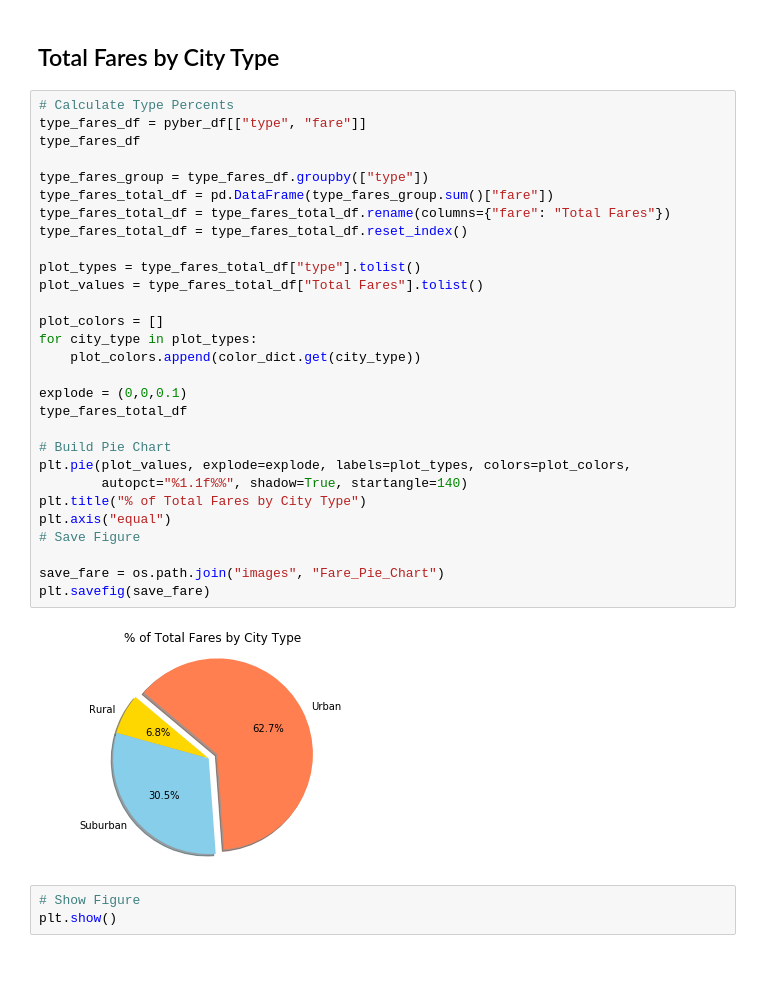
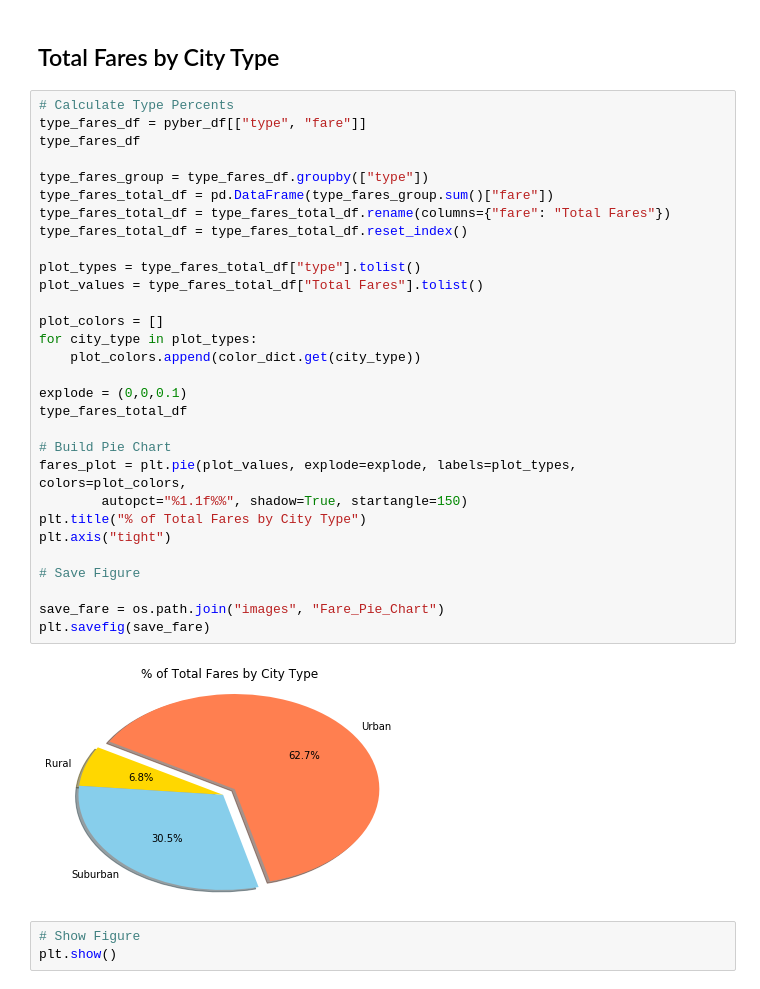
Before and after one commit to RickCavalla/matplotlib-challenge, a Jupyter notebook: Pyber/pyber_starter.ipynb, the cells around one changed output. Saved outputs shown, nothing was run; the diff lists cells and outputs as text.

Commit message:
Aspect ration fixed on pie charts

```diff
--- a/Pyber/pyber_starter.ipynb
+++ b/Pyber/pyber_starter.ipynb
@@ -133,34 +136,35 @@ plt.show()
 # %%
 # Calculate Type Percents
 type_fares_df = pyber_df[["type", "fare"]]
 type_fares_df
 
 type_fares_group = type_fares_df.groupby(["type"])
 type_fares_total_df = pd.DataFrame(type_fares_group.sum()["fare"])
 type_fares_total_df = type_fares_total_df.rename(columns={"fare": "Total Fares"})
 type_fares_total_df = type_fares_total_df.reset_index()
 
 plot_types = type_fares_total_df["type"].tolist()
 plot_values = type_fares_total_df["Total Fares"].tolist()
 
 plot_colors = []
 for city_type in plot_types:
     plot_colors.append(color_dict.get(city_type))
 
 explode = (0,0,0.1)
 type_fares_total_df
 
 # Build Pie Chart
-plt.pie(plot_values, explode=explode, labels=plot_types, colors=plot_colors,
-        autopct="%1.1f%%", shadow=True, startangle=140)
+fares_plot = plt.pie(plot_values, explode=explode, labels=plot_types, colors=plot_colors,
+        autopct="%1.1f%%", shadow=True, startangle=150)
 plt.title("% of Total Fares by City Type")
-plt.axis("equal")
+plt.axis("tight")
+
 # Save Figure
 
 save_fare = os.path.join("images", "Fare_Pie_Chart")
 plt.savefig(save_fare)
 # %% [output]
-[figure, old version]
+[figure, new version]
 # %%
 # Show Figure
 plt.show()
```
Also changed, not shown: parts of 3 cells of this notebook, 4 other files.
